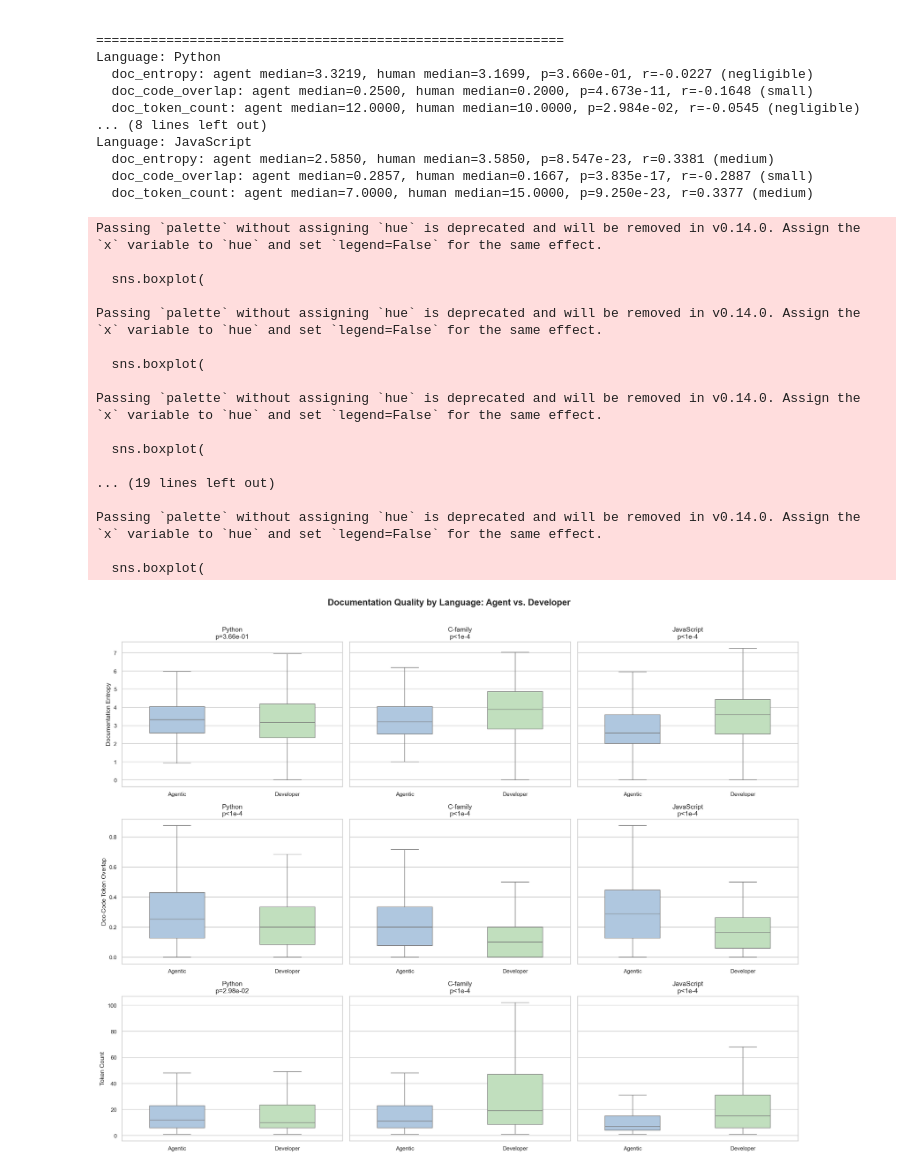
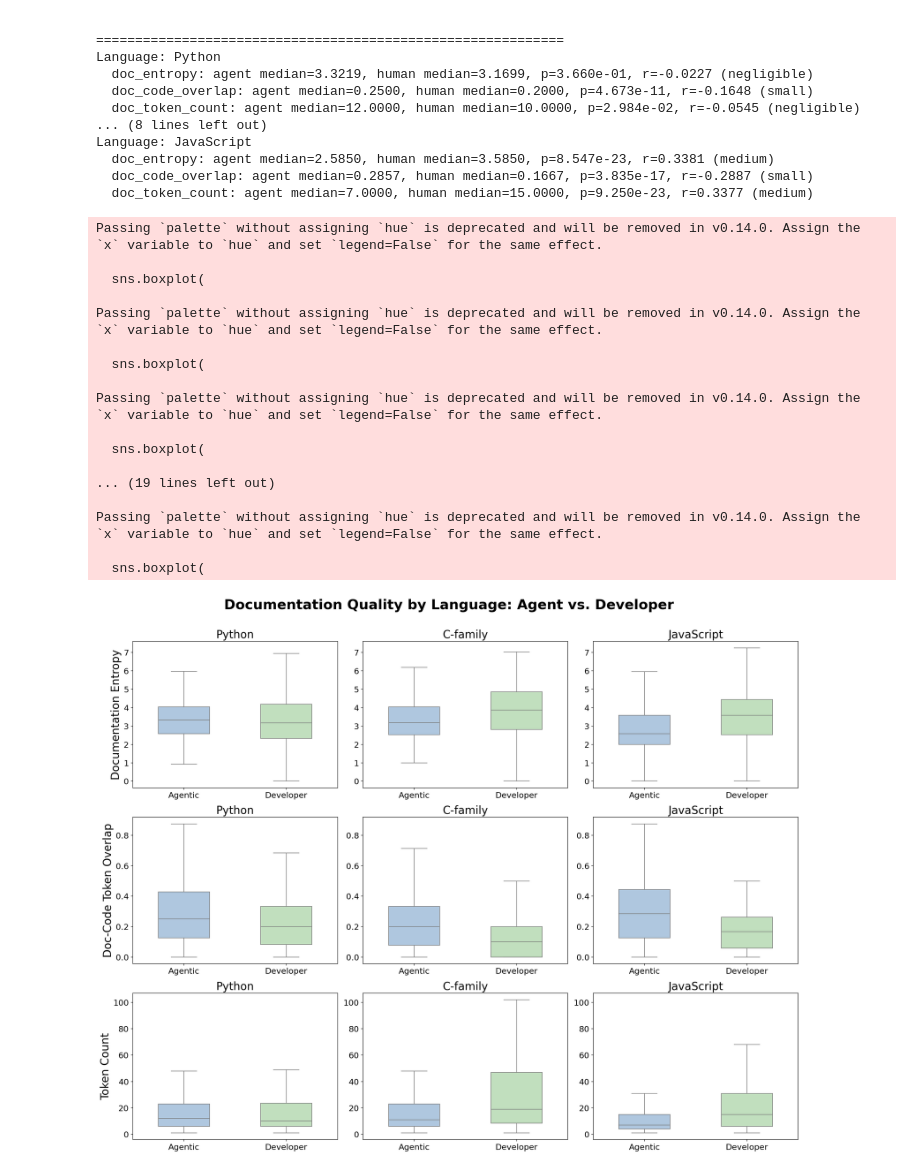
Before and after one commit to LukasOttenhof/On-the-Naturalness-of-Agent-Generated-Documentation, a Jupyter notebook: analysis/rq1/a.ipynb, the cells around one changed output. Drawn from its saved outputs; the diff is of its cells as text; code cells hidden in the pictures.

```diff
--- a/analysis/rq1/a.ipynb
+++ b/analysis/rq1/a.ipynb
@@ -567,38 +567,40 @@ for row, metric in enumerate(metrics_lang):
         h_vals = lang_df[(lang_df["language_group"] == lang) & (lang_df["group"] == "human")][metric].dropna()
         if len(a_vals) >= 5 and len(h_vals) >= 5:
             _, p = mannwhitneyu(a_vals, h_vals, alternative="two-sided")
-            p_str = f"p={p:.2e}" if p >= 1e-4 else f"p<1e-4"
-            ax.set_title(f"{lang}\n{p_str}", fontsize=12)
+            # p_str = f"p={p:.2e}" if p >= 1e-4 else f"p<1e-4"
+            # ax.set_title(f"{lang}\n{p_str}", fontsize=12)
+            ax.set_title(f"{lang}", fontsize=20)
         else:
-            ax.set_title(lang, fontsize=12)
+            ax.set_title(lang, fontsize=20)
 
         if col == 0:
-            ax.set_ylabel(pretty_metric[metric], fontsize=11)
+            ax.set_ylabel(pretty_metric[metric], fontsize=20)
         else:
+            ax.tick_params(labelleft=True)
             ax.set_ylabel("")
         ax.set_xlabel("")
-        ax.tick_params(axis="x", labelsize=10)
-        ax.tick_params(axis="y", labelsize=10)
+        ax.tick_params(axis="x", labelsize=15)
+        ax.tick_params(axis="y", labelsize=15)
 
-fig.suptitle("Documentation Quality by Language: Agent vs. Developer", fontsize=16, fontweight="bold", y=1.01)
+fig.suptitle("Documentation Quality by Language: Agent vs. Developer", fontsize=25, fontweight="bold", y=1.01)
 plt.tight_layout()
 plt.show()
 # %% [output]
 Passing `palette` without assigning `hue` is deprecated and will be removed in v0.14.0. Assign the `x` variable to `hue` and set `legend=False` for the same effect.
 
   sns.boxplot(
 
 Passing `palette` without assigning `hue` is deprecated and will be removed in v0.14.0. Assign the `x` variable to `hue` and set `legend=False` for the same effect.
 
   sns.boxplot(
 
 Passing `palette` without assigning `hue` is deprecated and will be removed in v0.14.0. Assign the `x` variable to `hue` and set `legend=False` for the same effect.
 
   sns.boxplot(
 
 ... (19 lines left out)
 
 Passing `palette` without assigning `hue` is deprecated and will be removed in v0.14.0. Assign the `x` variable to `hue` and set `legend=False` for the same effect.
 
   sns.boxplot(
-[figure, old version]
+[figure, new version]
```
Also changed, not shown: parts of 2 cells of this notebook, 2 other files.
